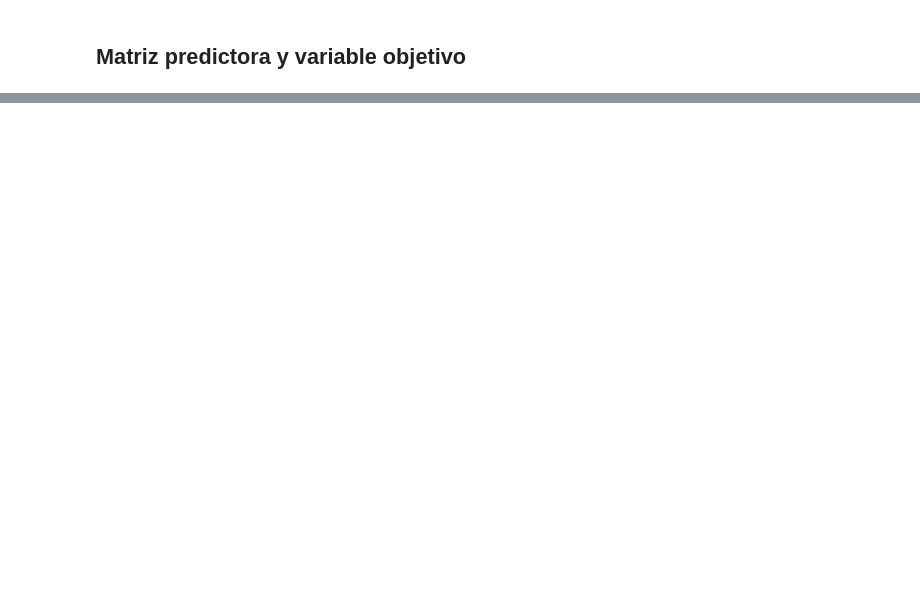
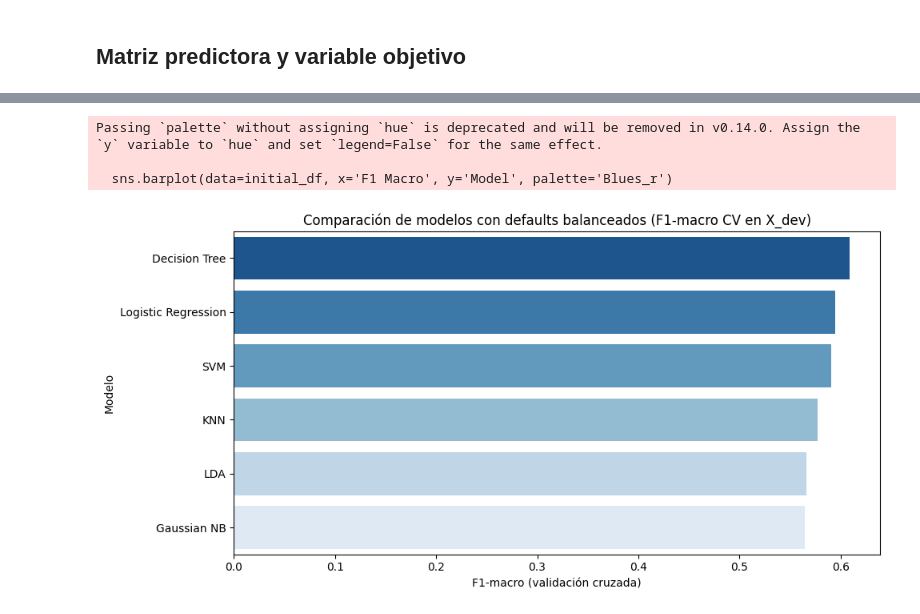
Before and after one commit to A01795919/proyecto_integrador_equipo-22, a Jupyter notebook: notebooks/Avance4_Equipo22.ipynb, the cells around one changed output, grey strips where cells are left out. Saved outputs shown, nothing was run; the diff lists cells and outputs as text; code cells hidden in the pictures; blank space fills up the shorter version.

```diff
--- a/notebooks/Avance4_Equipo22.ipynb
+++ b/notebooks/Avance4_Equipo22.ipynb
@@ -666,0 +200,30 @@ Scikit-learn Developers. (2026). *Scikit-learn User Guide*. https://scikit-learn
+# %%
+# ============================================================
+# Definición de los seis modelos
+# ============================================================
+# Se aplica class_weight='balanced' a los modelos que lo soportan
+# (LogReg, DT, SVM, LDA). KNN y NB no tienen este parámetro.
+
+models = {
+    'Logistic Regression': LogisticRegression(
+        max_iter=5000,
+        class_weight='balanced',
+        random_state=42
+    ),
+
+    'Decision Tree': DecisionTreeClassifier(
+        class_weight='balanced',
+        random_state=42
+    ),
+
+    'SVM': SVC(
+        class_weight='balanced',
+        random_state=42
+    ),
+
+    'KNN': KNeighborsClassifier(),
+
+    'Gaussian NB': GaussianNB(),
+
+    'LDA': LinearDiscriminantAnalysis()
+}
@@ -666,0 +292,14 @@ Scikit-learn Developers. (2026). *Scikit-learn User Guide*. https://scikit-learn
+# %%
+# Visualización comparativa de defaults
+plt.figure(figsize=(10, 5))
+sns.barplot(data=initial_df, x='F1 Macro', y='Model', palette='Blues_r')
+plt.title('Comparación de modelos con defaults balanceados (F1-macro CV en X_dev)')
+plt.xlabel('F1-macro (validación cruzada)')
+plt.ylabel('Modelo')
+plt.tight_layout()
+plt.show()
+# %% [output]
+Passing `palette` without assigning `hue` is deprecated and will be removed in v0.14.0. Assign the `y` variable to `hue` and set `legend=False` for the same effect.
+
+  sns.barplot(data=initial_df, x='F1 Macro', y='Model', palette='Blues_r')
+[figure, added]
```
Also changed, not shown: parts of 63 cells of this notebook.
